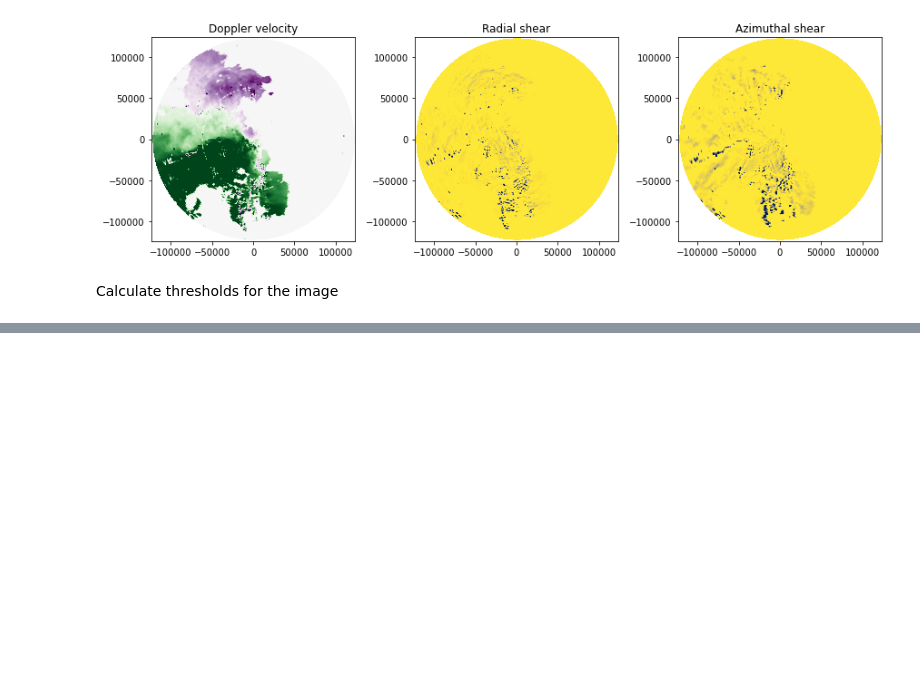
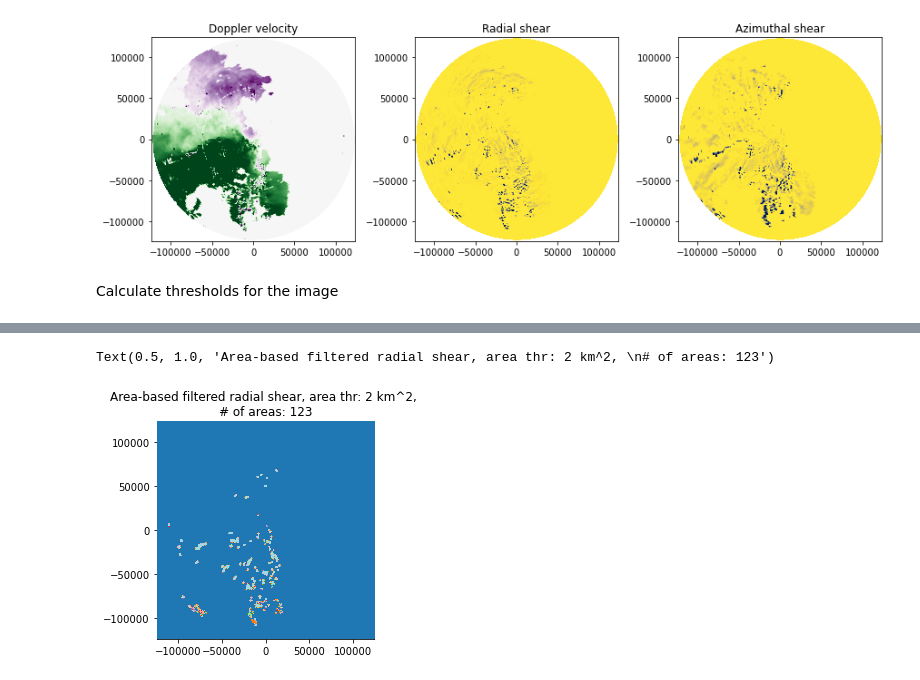
Before and after one commit to ritvje/iris_shear, a Jupyter notebook: demo/demo_shear_calculations.ipynb, the cells around one changed output, grey strips where cells are left out. Cells and saved outputs as stored; diff of their text form; code cells hidden in the pictures; blank space fills up the shorter version.

Commit message:
Update demo with filtering warning areas
Filter the warning areas based on geographical area.

```diff
--- a/demo/demo_shear_calculations.ipynb
+++ b/demo/demo_shear_calculations.ipynb
@@ -247,0 +248,46 @@ Text(0.5, 1.0, 'Dilated radial shear, thr: 9, # of areas: 247')
+# %%
+# Filter selected areas based on size
+
+# First check size of our grid
+x_res = np.diff(x)[0]  # 190m
+y_res = np.diff(y)[0]  # 190m
+
+a_pixel = x_res * y_res * 1e-6  # in km^2
+
+# Threshold for area, in km^2
+min_size = 2
+# Threshold for number of pixels
+min_pixels = np.rint(min_size / a_pixel)
+
+# We will filter the dilated image, so image is stored in areas_dilate, and number of areas in n_areas_dilate
+
+# Areas of each label
+label_sizes = [(areas_dilate == label).sum() for label in range(1, n_areas_dilate + 1)]
+
+image = areas_dilate.copy()
+# Now remove the labels with too small area
+for label, size in enumerate(label_sizes):
+    if size < min_pixels:
+        image[areas_dilate == label] = 0
+
+
+# Plot the resulting image
+nrows = 1
+ncols = 1
+fig, axs = plt.subplots(figsize=(4 * ncols, 4 * nrows),
+                        nrows=nrows, ncols=ncols)#,
+#                         constrained_layout=True)
+plot_params = {
+    "cmap": "tab20",
+    "vmin": 0,
+    "vmax": 20,
+    "rasterized": True,
+    "alpha": 1,
+    "zorder": 3000,
+}
+
+axs.imshow(image, origin="lower", **plot_params, extent=(np.min(x), np.max(x), np.min(y), np.max(y)))
+axs.set_title(f"Area-based filtered radial shear, area thr: {min_size} km^2, \n# of areas: {np.unique(image).size - 1}")
+# %% [output]
+Text(0.5, 1.0, 'Area-based filtered radial shear, area thr: 2 km^2, \n# of areas: 123')
+[figure, added]
```
Also changed, not shown: parts of 2 cells of this notebook.
